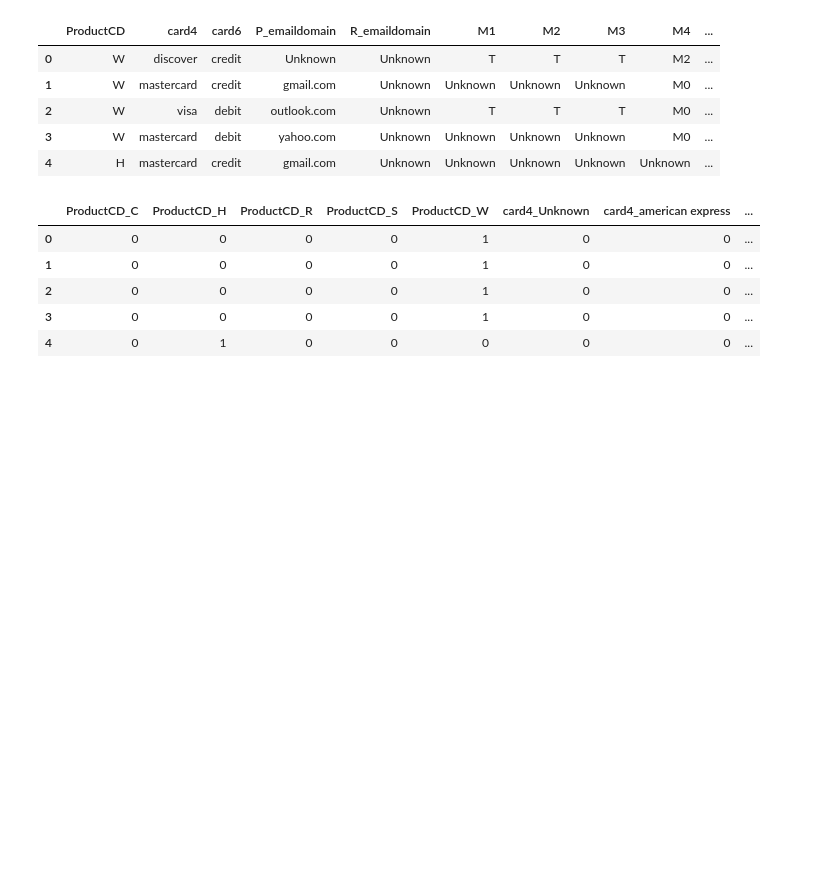
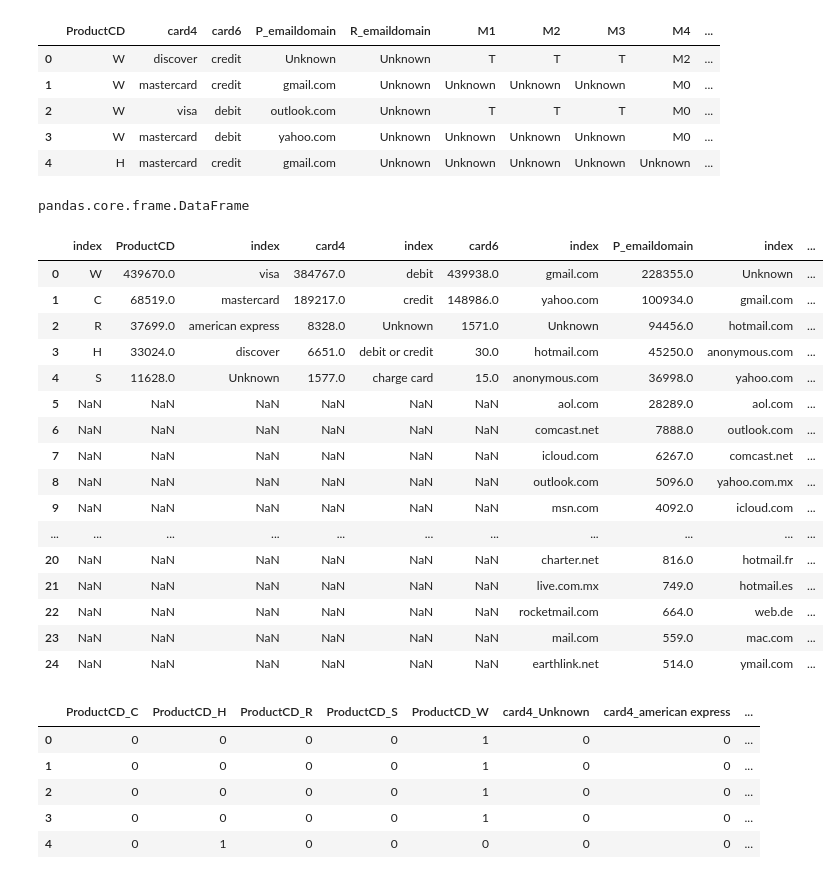
Before and after one commit to Andhros/fraud_detection, a Jupyter notebook: EDA_andhros.ipynb, the cells around one changed output. Cells and saved outputs as stored; diff of their text form; code cells hidden in the pictures; blank space fills up the shorter version.

Commit message:
categorical columns value counts cell 8

```diff
--- a/EDA_andhros.ipynb
+++ b/EDA_andhros.ipynb
@@ -58,6 +58,37 @@ objects.head()
 | 2 | W | visa | debit | outlook.com | Unknown | T | T | T | M0 | ... |
 | 3 | W | mastercard | debit | yahoo.com | Unknown | Unknown | Unknown | Unknown | M0 | ... |
 | 4 | H | mastercard | credit | gmail.com | Unknown | Unknown | Unknown | Unknown | Unknown | ... |
+# %%
+type(objects.card4.value_counts().reset_index())
+# %% [output]
+pandas.core.frame.DataFrame
+# %%
+value_counts_list = []
+obj_columns_list = objects.columns.to_list()
+for column in obj_columns_list:
+    df = objects[column].value_counts().reset_index()
+    value_counts_list.append(df)
+
+objects_value_counts_df = pd.concat(value_counts_list, axis=1)
+objects_value_counts_df.head(25)
+# %% [output]
+|  | index | ProductCD | index | card4 | index | card6 | index | P_emaildomain | index | ... |
+| 0 | W | 439670.0 | visa | 384767.0 | debit | 439938.0 | gmail.com | 228355.0 | Unknown | ... |
+| 1 | C | 68519.0 | mastercard | 189217.0 | credit | 148986.0 | yahoo.com | 100934.0 | gmail.com | ... |
+| 2 | R | 37699.0 | american express | 8328.0 | Unknown | 1571.0 | Unknown | 94456.0 | hotmail.com | ... |
+| 3 | H | 33024.0 | discover | 6651.0 | debit or credit | 30.0 | hotmail.com | 45250.0 | anonymous.com | ... |
+| 4 | S | 11628.0 | Unknown | 1577.0 | charge card | 15.0 | anonymous.com | 36998.0 | yahoo.com | ... |
+| 5 | NaN | NaN | NaN | NaN | NaN | NaN | aol.com | 28289.0 | aol.com | ... |
+| 6 | NaN | NaN | NaN | NaN | NaN | NaN | comcast.net | 7888.0 | outlook.com | ... |
+| 7 | NaN | NaN | NaN | NaN | NaN | NaN | icloud.com | 6267.0 | comcast.net | ... |
+| 8 | NaN | NaN | NaN | NaN | NaN | NaN | outlook.com | 5096.0 | yahoo.com.mx | ... |
+| 9 | NaN | NaN | NaN | NaN | NaN | NaN | msn.com | 4092.0 | icloud.com | ... |
+| ... | ... | ... | ... | ... | ... | ... | ... | ... | ... | ... |
+| 20 | NaN | NaN | NaN | NaN | NaN | NaN | charter.net | 816.0 | hotmail.fr | ... |
+| 21 | NaN | NaN | NaN | NaN | NaN | NaN | live.com.mx | 749.0 | hotmail.es | ... |
+| 22 | NaN | NaN | NaN | NaN | NaN | NaN | rocketmail.com | 664.0 | web.de | ... |
+| 23 | NaN | NaN | NaN | NaN | NaN | NaN | mail.com | 559.0 | mac.com | ... |
+| 24 | NaN | NaN | NaN | NaN | NaN | NaN | earthlink.net | 514.0 | ymail.com | ... |
 # %%
 objects = pd.get_dummies(objects)
 objects.head()
```
Also changed, not shown: parts of 1 cell of this notebook.
